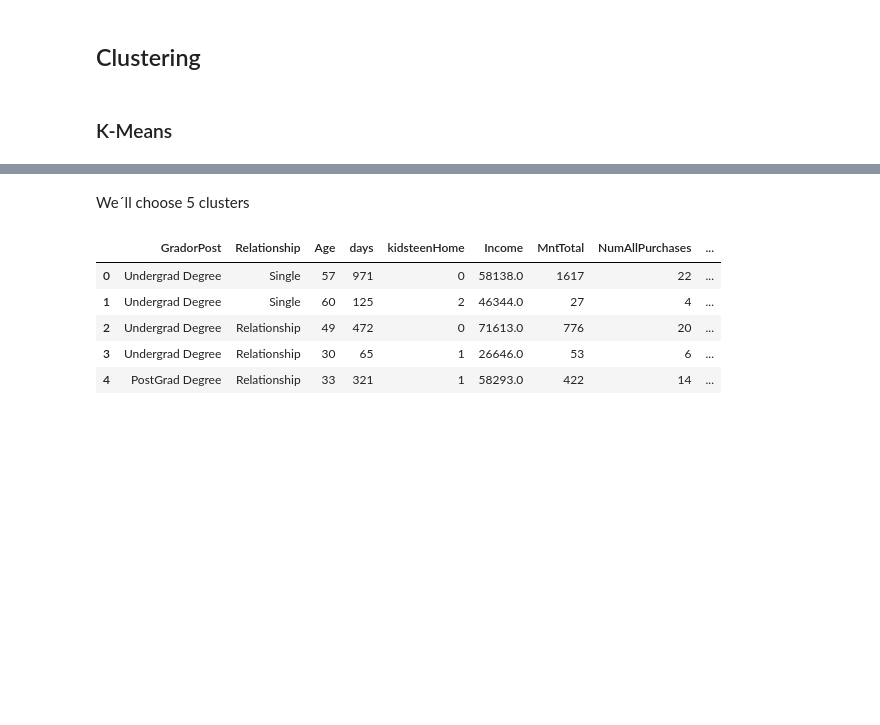
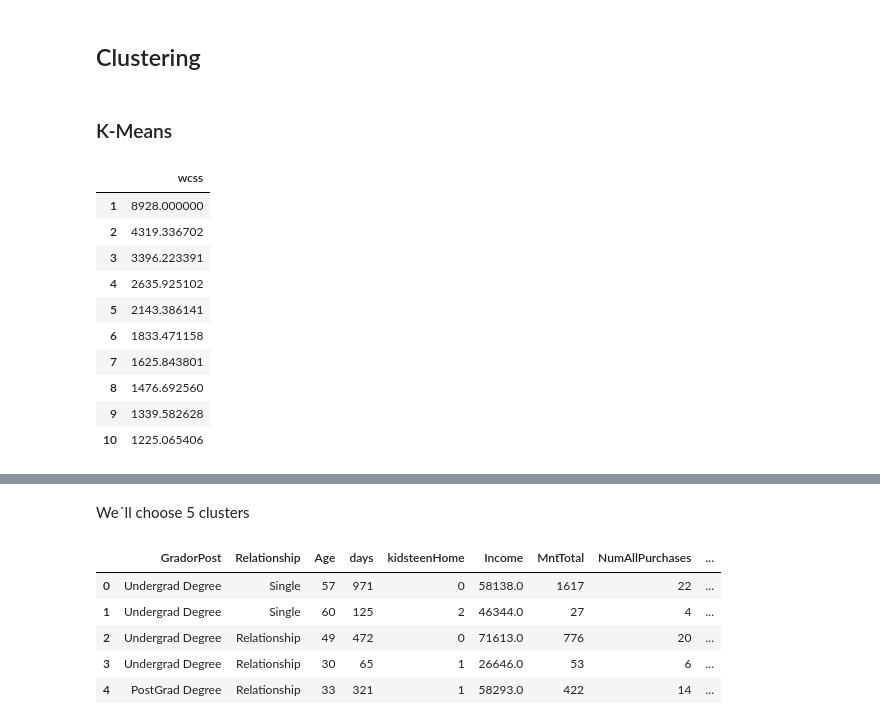
Before and after one commit to jorgecalvar/project-client-segmentation, a Jupyter notebook: models.ipynb, the cells around one changed output, grey strips where cells are left out. Saved outputs shown, nothing was run; the diff lists cells and outputs as text; code cells hidden in the pictures; blank space fills up the shorter version.

```diff
--- a/models.ipynb
+++ b/models.ipynb
@@ -101,3 +101,21 @@ for n_clusters in N_CLUSTERS_TO_TRY_OUT: # 1 to 10 clusters
     model = KMeans(n_clusters)
     model.fit(X)
     models_kmeans.append(model)
+# %%
+df_elbow = pd.DataFrame(
+    index=N_CLUSTERS_TO_TRY_OUT,
+    data={'wcss': list(map(lambda x: x.inertia_, models_kmeans))}
+)
+df_elbow
+# %% [output]
+|  | wcss |
+| 1 | 8928.000000 |
+| 2 | 4319.336702 |
+| 3 | 3396.223391 |
+| 4 | 2635.925102 |
+| 5 | 2143.386141 |
+| 6 | 1833.471158 |
+| 7 | 1625.843801 |
+| 8 | 1476.692560 |
+| 9 | 1339.582628 |
+| 10 | 1225.065406 |
```
Also changed, not shown: parts of 1 cell of this notebook, 4 other files.
